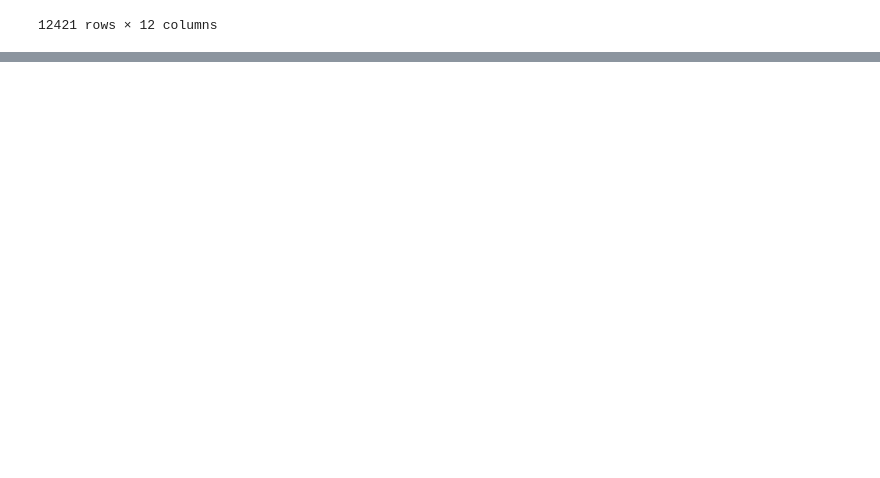
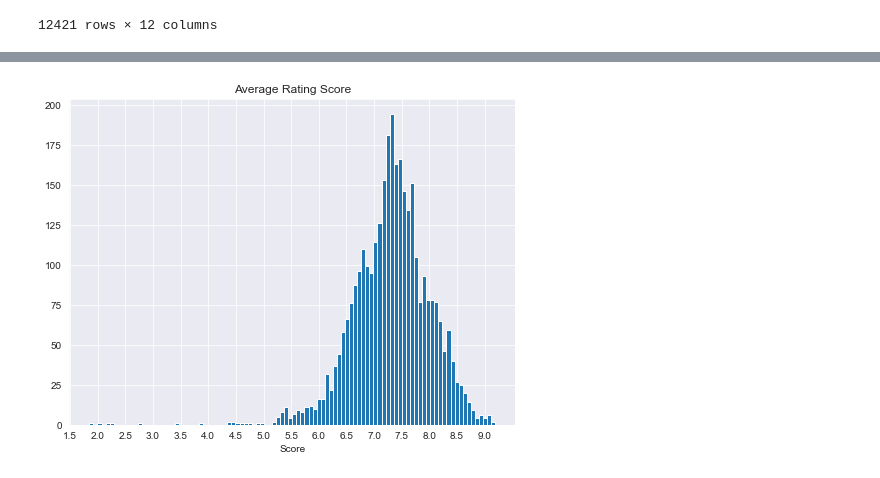
Before and after one commit to 3065923/Anime-Recommender, a Jupyter notebook: anime_clean.ipynb, the cells around one changed output, grey strips where cells are left out. Saved outputs shown, nothing was run; the diff lists cells and outputs as text; code cells hidden in the pictures; blank space fills up the shorter version.

```diff
--- a/anime_clean.ipynb
+++ b/anime_clean.ipynb
@@ -282,0 +350,16 @@ ratings_anime_df
+# %%
+# Histogram of average rating
+fig, label= plt.subplots(figsize=(8,6))
+
+label.set(title= 'Average Rating Score',
+         xlabel= 'Score')
+
+# plt.figure(figsize=(8,6))
+ratings_anime_df['Score'].hist(bins=100)
+
+# increase xticks
+plt.xticks([1.5,2,2.5,3,3.5,4,4.5,5,5.5,6,6.5,7,7.5,8,8.5,9])
+
+plt.show()
+# %% [output]
+[figure, added]
```
Also changed, not shown: parts of 14 cells of this notebook.
